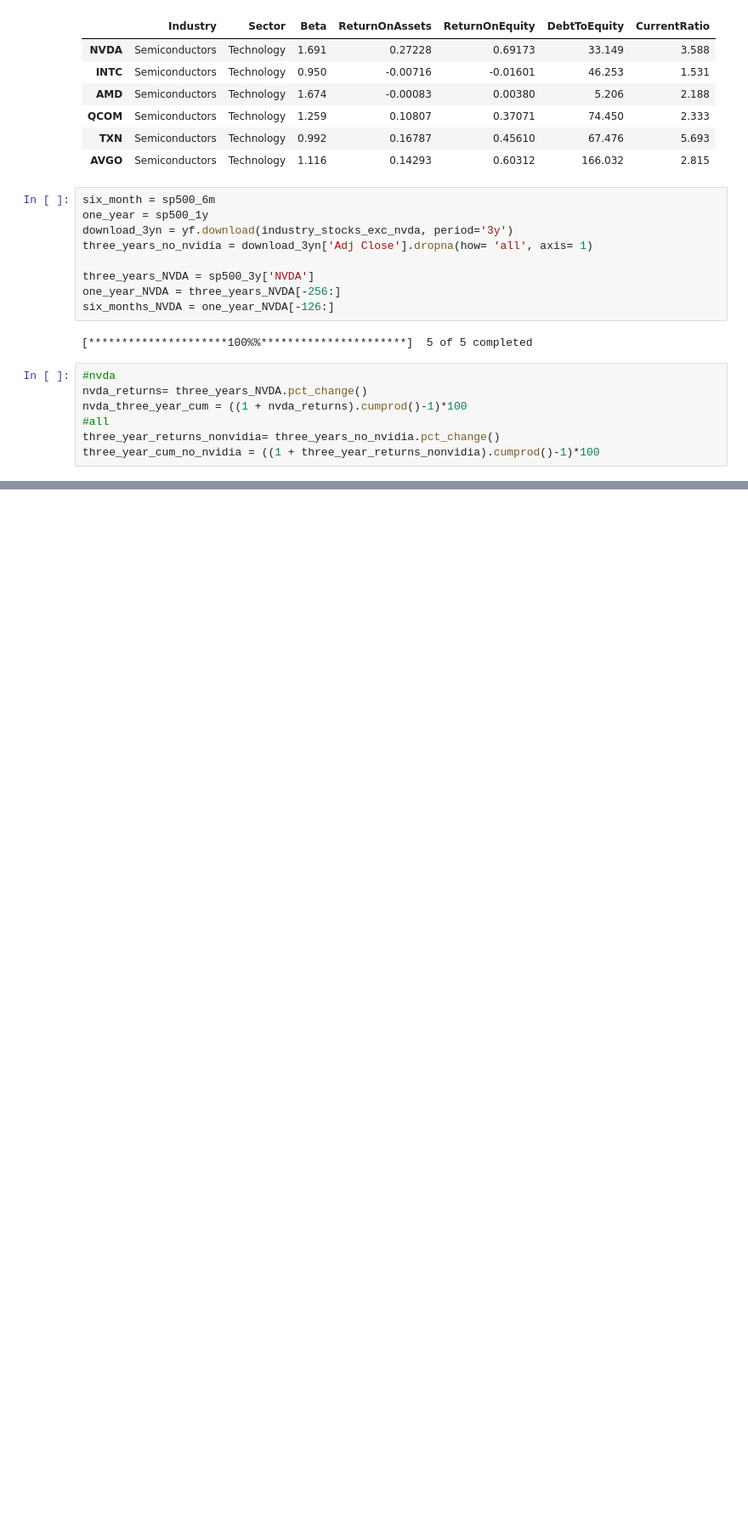
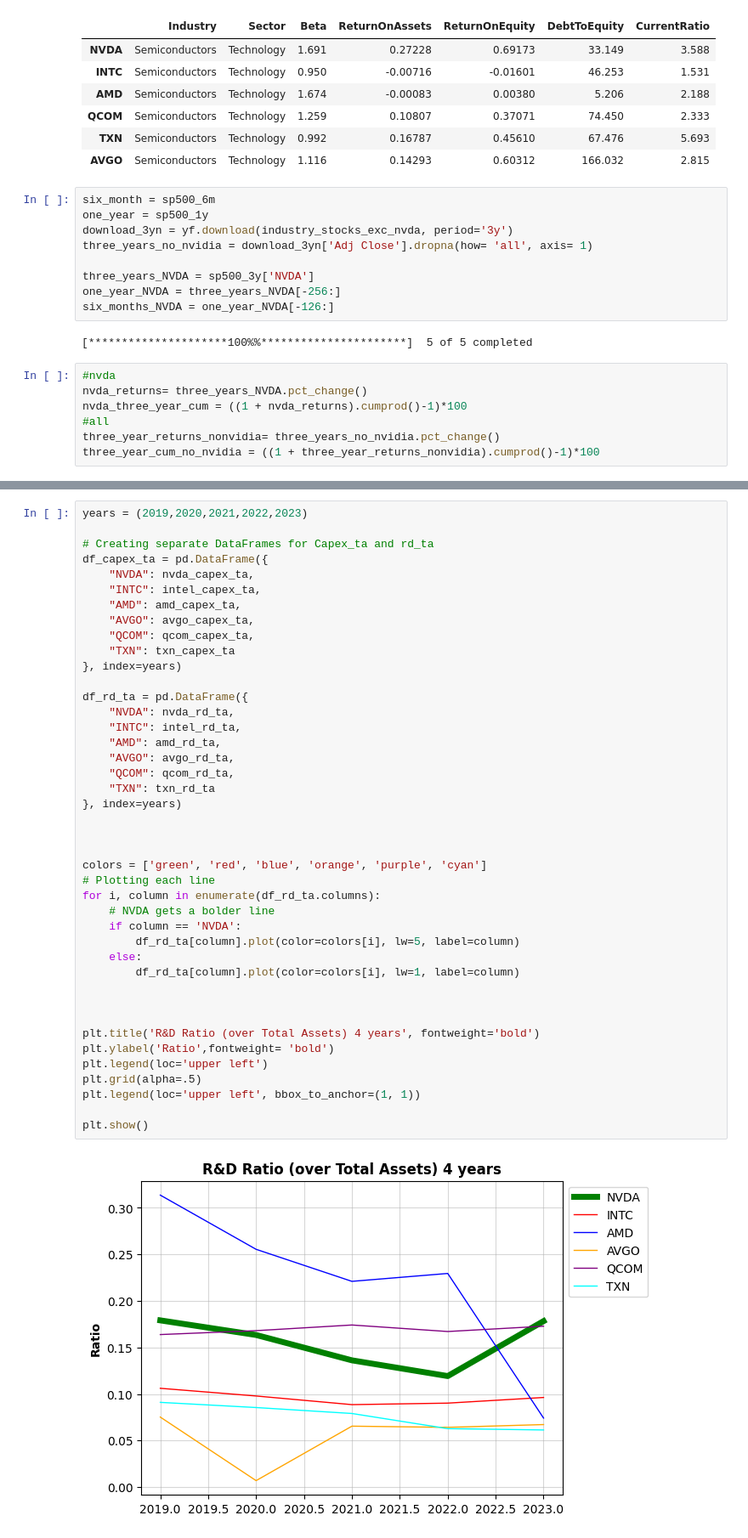
Before and after one commit to Jbat005/Corporate-Finance-2023, a Jupyter notebook: Project_notebook.ipynb, the cells around one changed output, grey strips where cells are left out. Shown: that part at 85% size. Saved outputs shown, nothing was run; the diff lists cells and outputs as text; blank space fills up the shorter version.

```diff
--- a/Project_notebook.ipynb
+++ b/Project_notebook.ipynb
@@ -121,0 +192,44 @@ Name: 2023-12-08 00:00:00, dtype: float64
+# %%
+years = (2019,2020,2021,2022,2023)
+
+# Creating separate DataFrames for Capex_ta and rd_ta
+df_capex_ta = pd.DataFrame({
+    "NVDA": nvda_capex_ta,
+    "INTC": intel_capex_ta,
+    "AMD": amd_capex_ta,
+    "AVGO": avgo_capex_ta,
+    "QCOM": qcom_capex_ta,
+    "TXN": txn_capex_ta
+}, index=years)
+
+df_rd_ta = pd.DataFrame({
+    "NVDA": nvda_rd_ta,
+    "INTC": intel_rd_ta,
+    "AMD": amd_rd_ta,
+    "AVGO": avgo_rd_ta,
+    "QCOM": qcom_rd_ta,
+    "TXN": txn_rd_ta
+}, index=years)
+
+
+
+colors = ['green', 'red', 'blue', 'orange', 'purple', 'cyan']
+# Plotting each line
+for i, column in enumerate(df_rd_ta.columns):
+    # NVDA gets a bolder line
+    if column == 'NVDA':
+        df_rd_ta[column].plot(color=colors[i], lw=5, label=column)
+    else:
+        df_rd_ta[column].plot(color=colors[i], lw=1, label=column)
+
+
+
+plt.title('R&D Ratio (over Total Assets) 4 years', fontweight='bold')
+plt.ylabel('Ratio',fontweight= 'bold')
+plt.legend(loc='upper left')
+plt.grid(alpha=.5)
+plt.legend(loc='upper left', bbox_to_anchor=(1, 1))
+
+plt.show()
+# %% [output]
+[figure, added]
```
Also changed, not shown: parts of 6 cells of this notebook.
